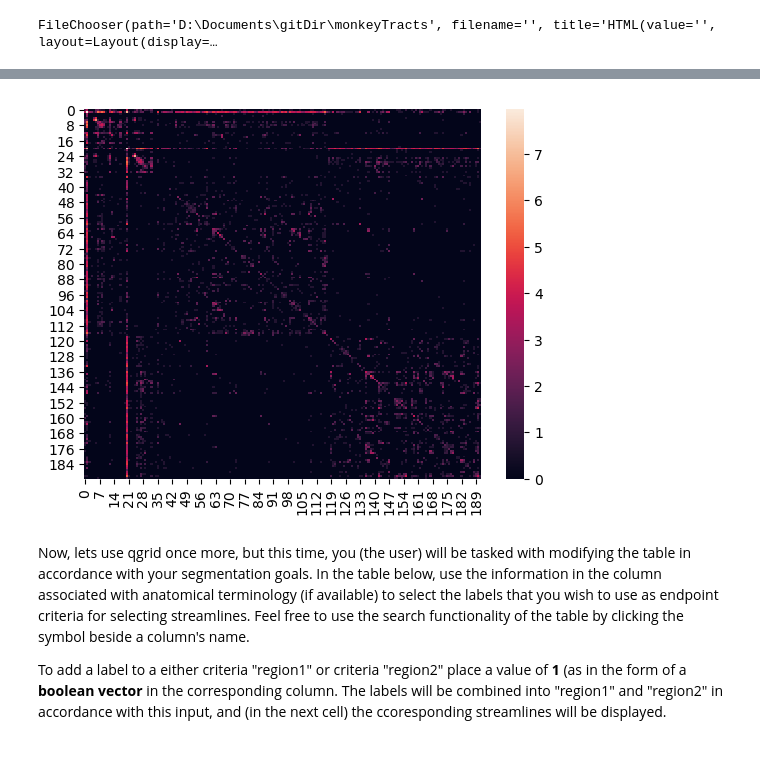
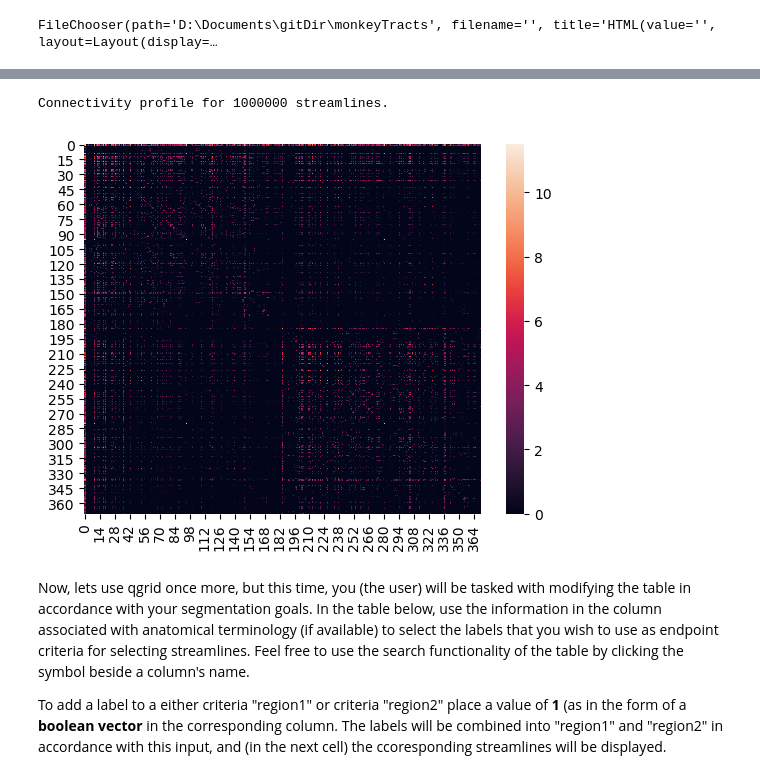
Before and after one commit to DanNBullock/interactiveWMSegmentation, a Jupyter notebook: InteractiveWhiteMatterSegmentation.ipynb, the cells around one changed output, grey strips where cells are left out. Drawn from its saved outputs; the diff is of its cells as text; code cells hidden in the pictures.

```diff
--- a/InteractiveWhiteMatterSegmentation.ipynb
+++ b/InteractiveWhiteMatterSegmentation.ipynb
@@ -57,23 +57,23 @@ if not(fcAtlas.selected_path==None):
     #rather than by unique values
     #this takes a while to perform, so if it already exists, check, load it, and don't do it again.
     if os.path.isfile('relabeledAtlas.nii.gz'):
-        relabeledAtlas = nib.load('relabeledAtlas.nii.gz')
+        renumberedAtlasNifti = nib.load('relabeledAtlas.nii.gz')
     else:
         #need to make a deep copy, otherwise the relabeling process relabels the origional
-        relabeledAtlas=copy.deepcopy(atlasImg.get_fdata())
+        relabeledAtlasData=copy.deepcopy(atlasImg.get_fdata())
 
         #get the unique entries
         import numpy as np
-        uniqueAtlasEntries=np.unique(relabeledAtlas).astype(int)
+        uniqueAtlasEntries=np.unique(relabeledAtlasData).astype(int)
 
         #iterate across unique label entries
         for iLabels in range(len(uniqueAtlasEntries)):
             #replace the current uniqueAtlasEntries value with the iLabels value
             #constitutes a simple renumbering schema
-            relabeledAtlas[relabeledAtlas==uniqueAtlasEntries[iLabels]]=iLabels
+            relabeledAtlasData[relabeledAtlasData==uniqueAtlasEntries[iLabels]]=iLabels
 
         #save to working directory; required as nifitWidget doesn't load from object apparently
-        renumberedAtlasNifti=nib.Nifti1Image(relabeledAtlas, atlasImg.affine, atlasImg.header)
+        renumberedAtlasNifti=nib.Nifti1Image(relabeledAtlasData, atlasImg.affine, atlasImg.header)
         #save the object down
         nib.save(renumberedAtlasNifti, 'relabeledAtlas.nii.gz')
 
@@ -212,20 +211,32 @@ Now we'll use [dipy](https://dipy.org/) to perform a _full segmentation_ (as dem
 
 **ALSO NOTE**:  In order to avoid accidentally rerunning this next cell, a check is performed to see if it has been run previously.  If so, it does not run again.  _However, this means that if a new atlas or tractogram is loaded in the earlier cells, it will be necessary to restart this entire notebook (e.g. under the kernel option in the menu bar, select "restart")_.
 # %%
-# if a file has already been selected, do not revert to no file selected
-if not('M' in locals()):
-    from dipy.tracking import utils
-    #segment tractome into connectivity matrix from parcellation
-    M, grouping=utils.connectivity_matrix(streamsObjIN.tractogram.streamlines, atlasImg.affine, label_volume=relabeledAtlas.astype(int),
+import nibabel as nib
+if not(fcTractogram.selected_path==None):
+    tractogramPath=(os.path.join(fcTractogram.selected_path,fcTractogram.selected_filename))
+
+    #do a check to see if the selected input file type is supported
+    if not(nib.streamlines.is_supported(tractogramPath)):
+        raise ValueError("Input tractogram file type not supported")
+    else:
+        streamsObjIN=nib.streamlines.load(tractogramPath)
+else:
+    print('No input tractogram file selected.  Please return to tractogram input cell, select an tractogram file, and rerun this cell.')
+
+from dipy.tracking import utils
+#segment tractome into connectivity matrix from parcellation
+M, grouping=utils.connectivity_matrix(streamsObjIN.tractogram.streamlines, atlasImg.affine, label_volume=renumberedAtlasNifti.get_fdata().astype(int),
                             return_mapping=True,
                             mapping_as_streamlines=False)
 import numpy as np
 import seaborn as sns
 import matplotlib.pyplot as plt
+print('Connectivity profile for ' + str(len(streamsObjIN.tractogram.streamlines)) + ' streamlines.')
 sns.heatmap(np.log1p(M))
 plt.show()
 # %% [output]
+Connectivity profile for 1000000 streamlines.
-[figure, old version]
+[figure, new version]
 # %% [markdown]
 Now, lets use qgrid once more, but this time, you (the user) will be tasked with modifying the table in accordance with your segmentation goals.  In the table below, use the information in the column associated with anatomical terminology (if available) to select the labels that you wish to use as endpoint criteria for selecting streamlines.  Feel free to use the search functionality of the table by clicking the symbol beside a column's name.
 
```
Also changed, not shown: parts of 9 cells of this notebook, 1 other file.
